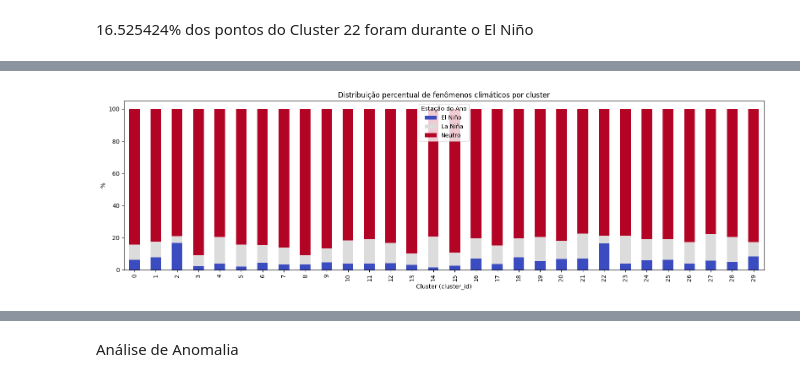
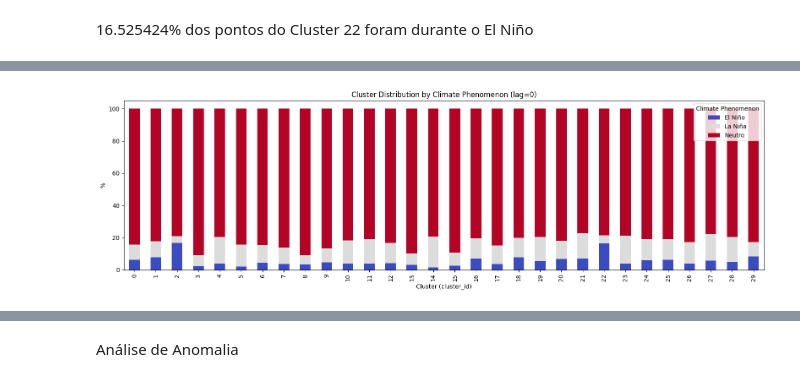
Before and after one commit to Green-AI-Lab-GAIA/climate-clustering, a Jupyter notebook: notebooks/el_nino.ipynb, the cells around one changed output, grey strips where cells are left out. Saved outputs shown, nothing was run; the diff lists cells and outputs as text; code cells hidden in the pictures.

```diff
--- a/notebooks/el_nino.ipynb
+++ b/notebooks/el_nino.ipynb
@@ -19,11 +21,12 @@ from scipy.spatial.distance import pdist, squareform
 import plotly.graph_objects as go
 # %%
 VALIDATION = True
-directory = 'checkpoint/msn-complete-br-data'
-config_file = "params-temperature-exp-2-c30.yaml"
-read_path="results/temperature/last_model/"
 
-params, dataset = inf.read_data(directory,config_file,validation=VALIDATION)
+config_file = "checkpoint/temperature_only/params-temperature-exp-2-c30.yaml"
+read_path="results/temperature"
+
+
+params, dataset = inf.read_data(config_file,validation=VALIDATION)
 
 E, F = inf.get_model_results(read_path)
 
@@ -31,5 +34,6 @@ if VALIDATION:
     E_val, F_val = inf.get_model_results(read_path, validation=True)
 
 tsne_E, tsne_prot, tsne_Eval = inf.get_TSNE(read_path, validation=VALIDATION)
+umap_E, umap_prot, umap_Eval = inf.get_UMAP(read_path, validation=VALIDATION)
 # %% [output]
 INFO:root:data loader created
@@ -97,2 +83,5 @@ plt.show()
 # %% [markdown]
 16.525424% dos pontos do Cluster 22 foram durante o El Niño
+# %%
+cluster_dist = pd.crosstab(df_el_nino['Label'], df_el_nino['cluster_id'],normalize='columns') * 100
+cluster_dist
@@ -99,17 +95,10 @@ plt.show()
 # %%
-climatologia = pd.DataFrame(index=contagem.index, columns=contagem.columns[:-1])
-climatologia.loc['climatologia'] =  contagem.sum(axis=0)
-
-for col in climatologia.columns:
-    climatologia.loc[contagem.index,col] =  contagem[col]/climatologia.loc['climatologia',col] * 100
-climatologia
-
-climatologia.drop("climatologia").T.plot(kind='bar', stacked=True, figsize=(16, 5), colormap='coolwarm')
-plt.title('Distribuição percentual de fenômenos climáticos por cluster')
+cluster_dist.T.plot(kind='bar', stacked=True, figsize=(16, 5), colormap='coolwarm')
+plt.title('Cluster Distribution by Climate Phenomenon (lag=0)')
 plt.xlabel('Cluster (cluster_id)')
 plt.ylabel('%')
-plt.legend(title='Estação do Ano')
+plt.legend(title='Climate Phenomenon')
 plt.tight_layout()
 plt.show()
 # %% [output]
-[figure, old version]
+[figure, new version]
```
Also changed, not shown: parts of 48 cells of this notebook, 2 other files.
